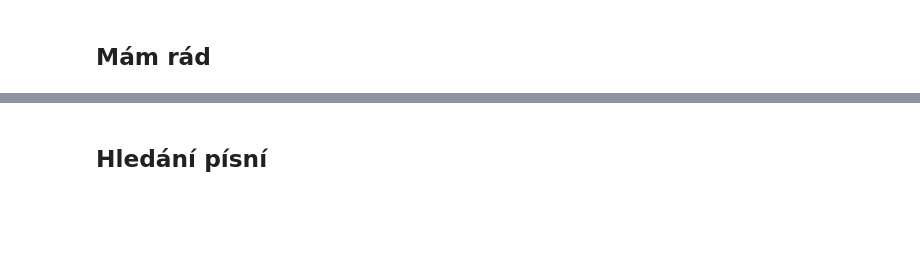
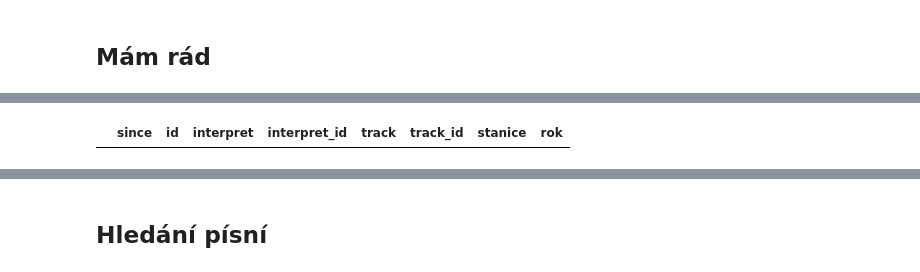
Before and after one commit to DataRozhlas/hitparady, a Jupyter notebook: 114 ČRo explorace.ipynb, the cells around one changed output, grey strips where cells are left out. Drawn from its saved outputs; the diff is of its cells as text; code cells hidden in the pictures; blank space fills up the shorter version.

```diff
--- a/114 ČRo explorace.ipynb
+++ b/114 ČRo explorace.ipynb
@@ -295,4 +281,8 @@ KRYL KAREL  ATLANTIS (K.KRYL / K.KRYL)                      vltava         1
 dtype: int64
+# %%
+df[(df['stanice'] == 'radiozurnal') & (df['interpret'] == 'JAROMÍR NOHAVICA')]
+# %% [output]
+|  | since | id | interpret | interpret_id | track | track_id | stanice | rok |
 # %%
 hraje('nohavi')
 # %% [output]
```
Also changed, not shown: parts of 50 cells of this notebook, 8 other files.
